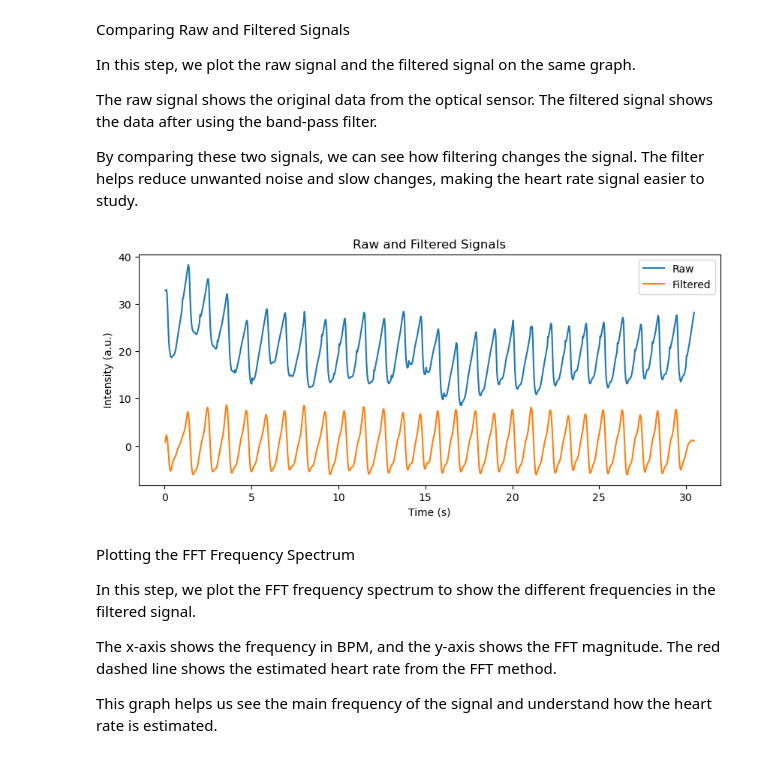
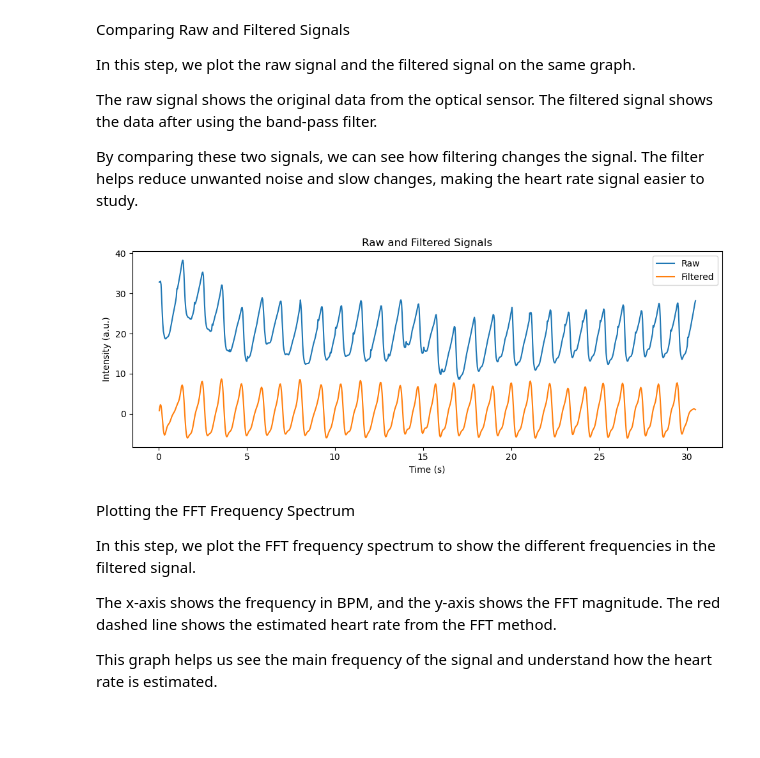
Before and after one commit to xqiyykx/MPHY0058-Group-Coursework, a Jupyter notebook: Combined_Problem1&2.ipynb, the cells around one changed output. Saved outputs shown, nothing was run; the diff lists cells and outputs as text; code cells hidden in the pictures; blank space fills up the shorter version.

Commit message:
Add save_fig function and save all figures

```diff
--- a/Combined_Problem1&2.ipynb
+++ b/Combined_Problem1&2.ipynb
@@ -13,6 +13,12 @@ import pandas as pd
 import matplotlib.pyplot as plt
 
 from scipy.signal import butter, sosfiltfilt, find_peaks
+# %%
+import os
+def save_fig(filename):
+    os.makedirs("figures", exist_ok=True)
+    plt.tight_layout()
+    plt.savefig("figures/" + filename + ".png", dpi=300 )
 # %% [markdown]
 Heart Rate Estimation Using Filtering and FFT
 
@@ -129,14 +136,15 @@ By comparing these two signals, we can see how filtering changes the signal. The
 # %%
 plt.figure(figsize=(10, 4))
 plt.plot(t, signal, label="Raw")
 plt.plot(t, result["filtered"], label="Filtered")
 plt.xlabel("Time (s)")
 plt.ylabel("Intensity (a.u.)")
 plt.title("Raw and Filtered Signals")
 plt.legend()
+save_fig("problem1_raw_vs_filtered")
 plt.show()
 # %% [output]
-[figure, old version]
+[figure, new version]
 # %% [markdown]
 Plotting the FFT Frequency Spectrum
 
```
Also changed, not shown: parts of 6 cells of this notebook, 7 other files.
